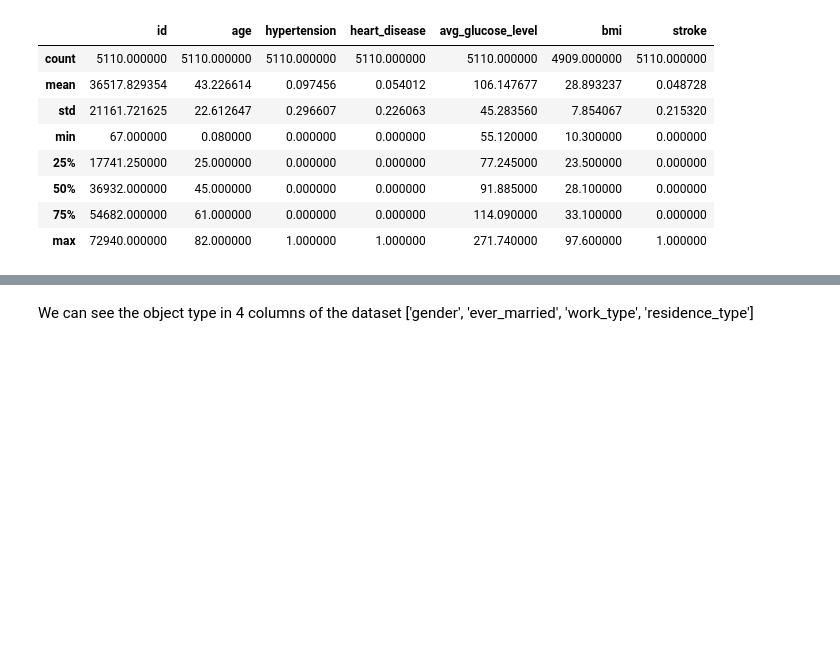
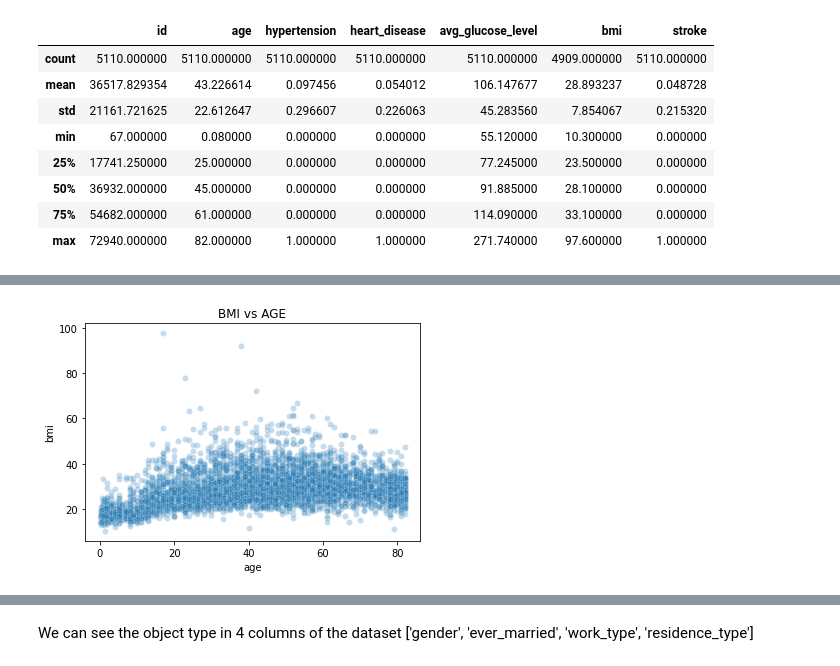
Before and after one commit to dandrue/StrokePrediction, a Jupyter notebook: StrokePredictionNotebook.ipynb, the cells around one changed output, grey strips where cells are left out. Cells and saved outputs as stored; diff of their text form; code cells hidden in the pictures; blank space fills up the shorter version.

```diff
--- a/StrokePredictionNotebook.ipynb
+++ b/StrokePredictionNotebook.ipynb
@@ -64,0 +84,6 @@ display(stroke_df.describe())
+# %%
+sns.scatterplot(x='age', y='bmi', data=stroke_df, alpha = 0.25)
+plt.title('BMI vs AGE')
+plt.show()
+# %% [output]
+[figure, added]
```
Also changed, not shown: parts of 20 cells of this notebook.
